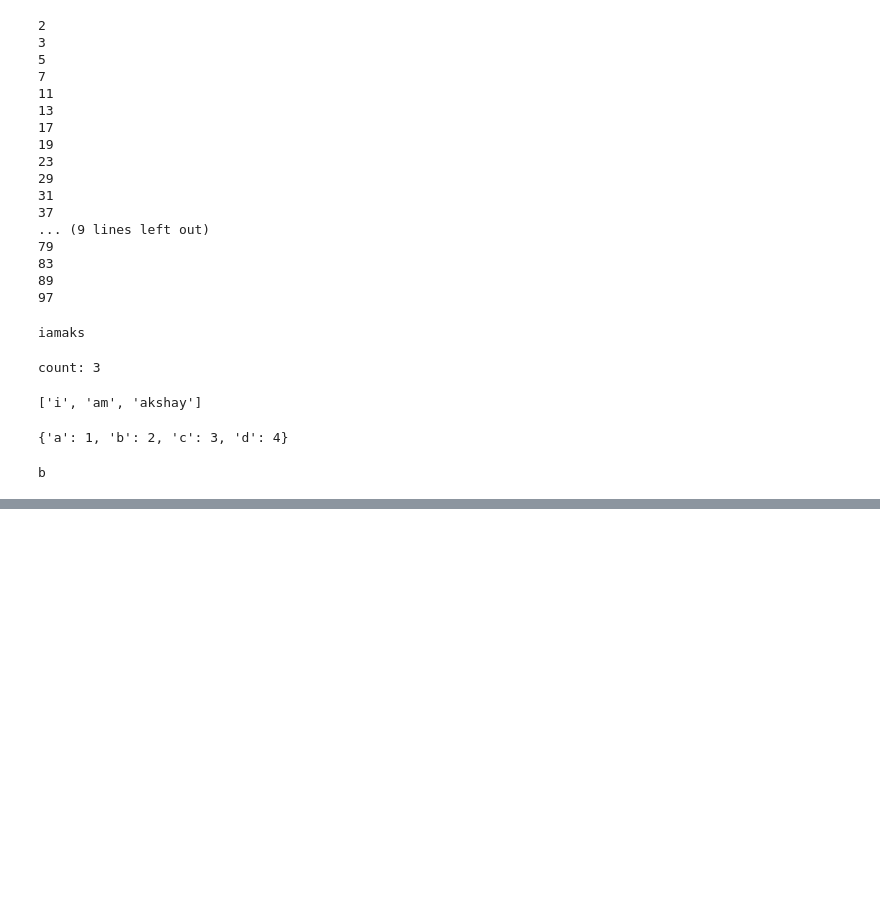
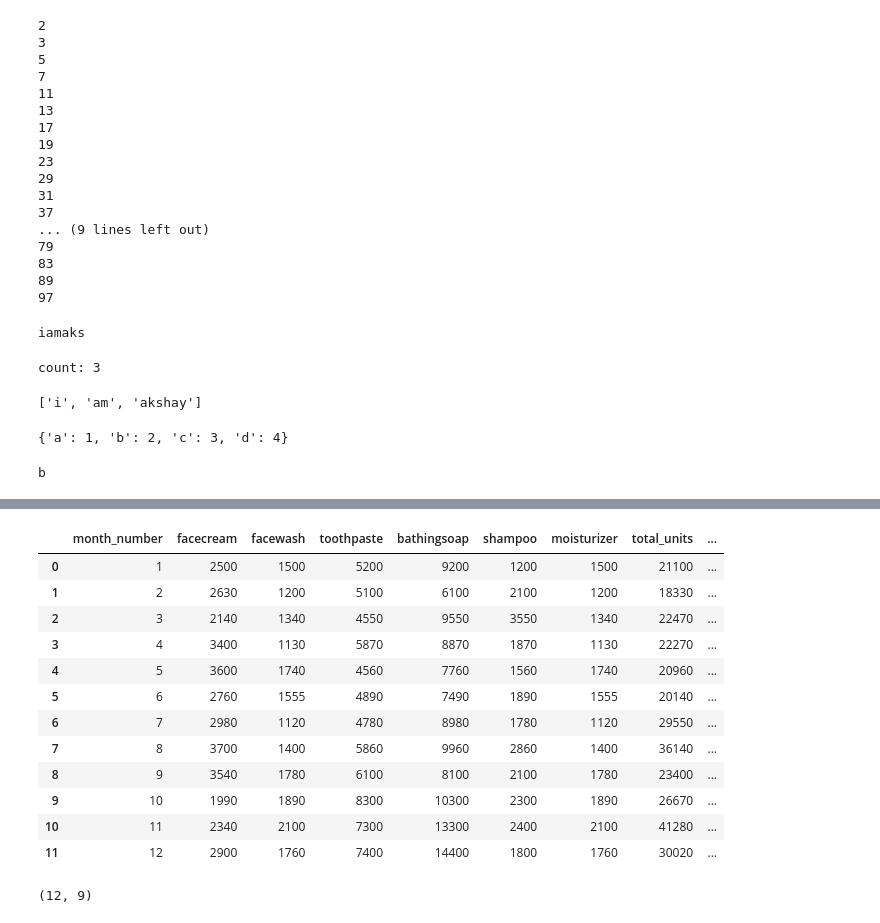
Before and after one commit to akshayy718/python-course, a Jupyter notebook: python/rough.ipynb, the cells around one changed output, grey strips where cells are left out. Saved outputs shown, nothing was run; the diff lists cells and outputs as text; code cells hidden in the pictures; blank space fills up the shorter version.

Commit message:
add titanic and pandas exercises

```diff
--- a/python/rough.ipynb
+++ b/python/rough.ipynb
@@ -656,3 +656,6 @@ else:
     print('b')
 # %% [output]
 b
+# %%
+import pandas as pd
+df = pd.read_csv(r'C:\Users\aksha\OneDrive\Documents\python_exercises\company_sales_data.csv')
@@ -658,0 +679,20 @@ b
+# %%
+df
+# %% [output]
+|  | month_number | facecream | facewash | toothpaste | bathingsoap | shampoo | moisturizer | total_units | ... |
+| 0 | 1 | 2500 | 1500 | 5200 | 9200 | 1200 | 1500 | 21100 | ... |
+| 1 | 2 | 2630 | 1200 | 5100 | 6100 | 2100 | 1200 | 18330 | ... |
+| 2 | 3 | 2140 | 1340 | 4550 | 9550 | 3550 | 1340 | 22470 | ... |
+| 3 | 4 | 3400 | 1130 | 5870 | 8870 | 1870 | 1130 | 22270 | ... |
+| 4 | 5 | 3600 | 1740 | 4560 | 7760 | 1560 | 1740 | 20960 | ... |
+| 5 | 6 | 2760 | 1555 | 4890 | 7490 | 1890 | 1555 | 20140 | ... |
+| 6 | 7 | 2980 | 1120 | 4780 | 8980 | 1780 | 1120 | 29550 | ... |
+| 7 | 8 | 3700 | 1400 | 5860 | 9960 | 2860 | 1400 | 36140 | ... |
+| 8 | 9 | 3540 | 1780 | 6100 | 8100 | 2100 | 1780 | 23400 | ... |
+| 9 | 10 | 1990 | 1890 | 8300 | 10300 | 2300 | 1890 | 26670 | ... |
+| 10 | 11 | 2340 | 2100 | 7300 | 13300 | 2400 | 2100 | 41280 | ... |
+| 11 | 12 | 2900 | 1760 | 7400 | 14400 | 1800 | 1760 | 30020 | ... |
+# %%
+df.shape
+# %% [output]
+(12, 9)
```
Also changed, not shown: parts of 6 cells of this notebook, 10 other files.
